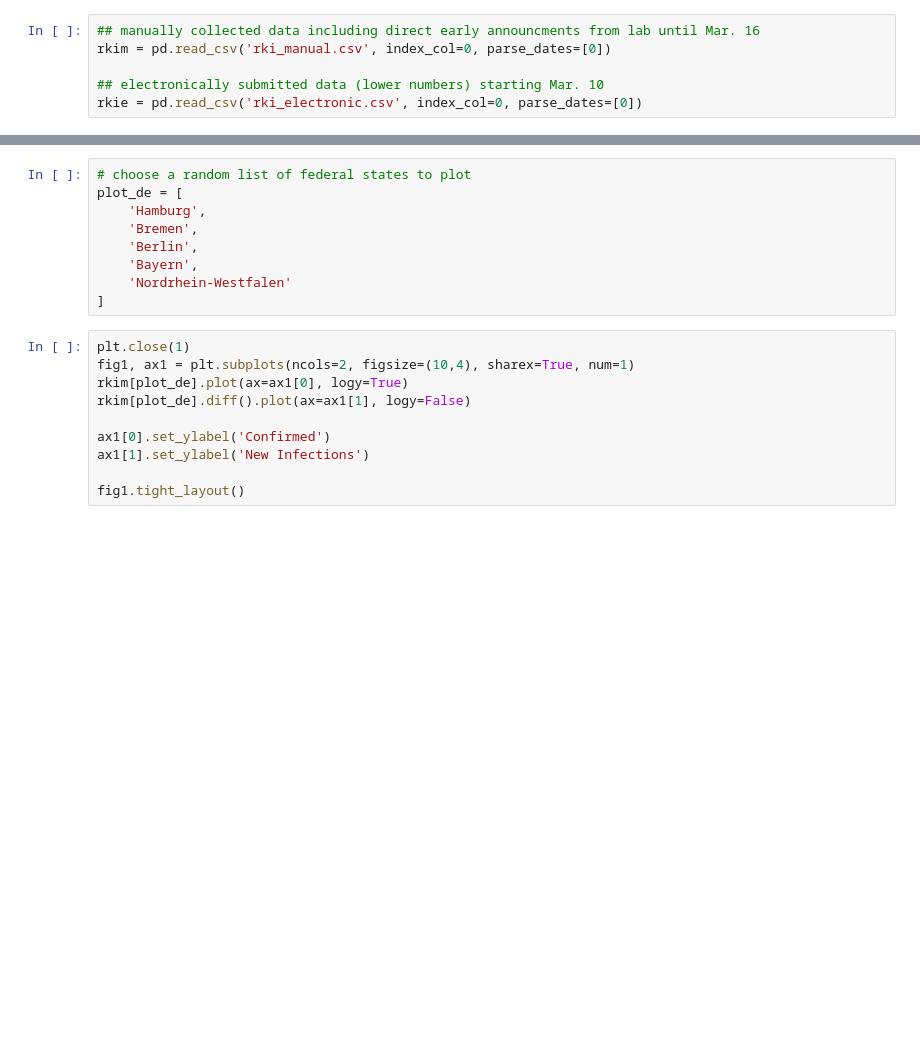
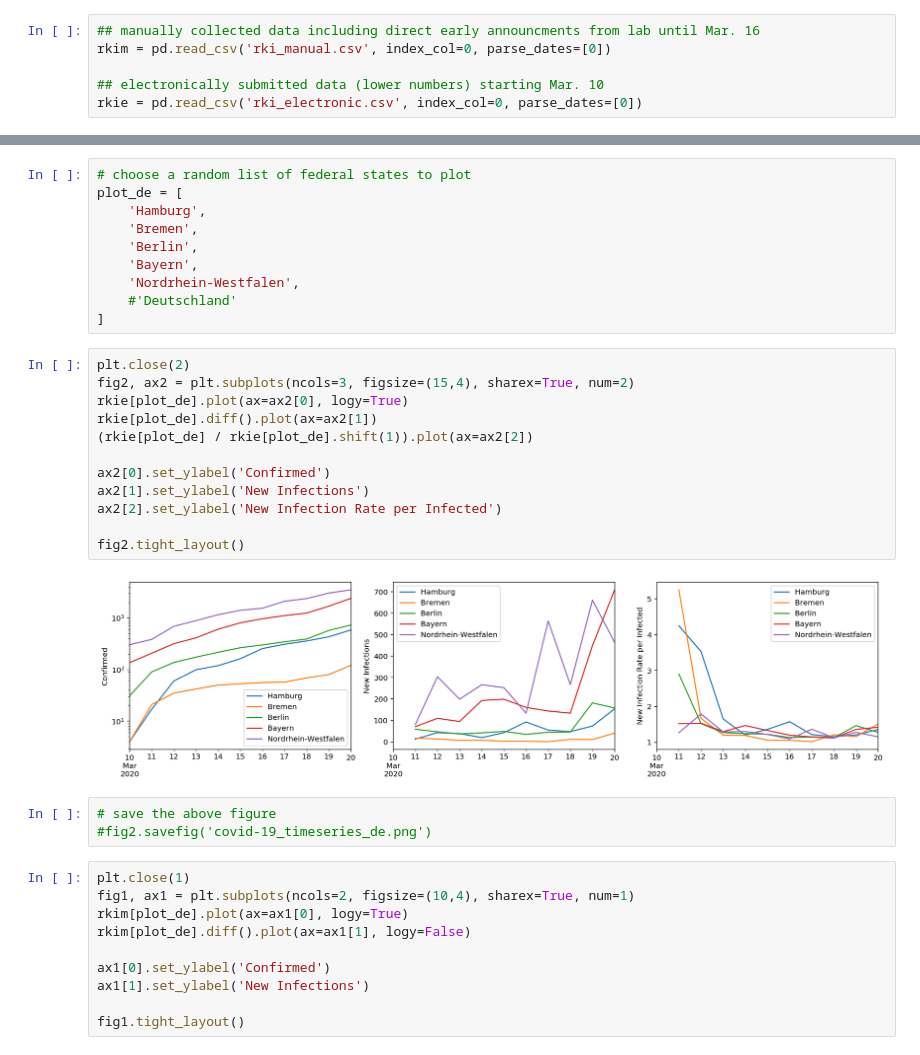
Before and after one commit to felixpatzelt/covid-19, a Jupyter notebook: germany_cases.ipynb, the cells around one changed output, grey strips where cells are left out. Cells and saved outputs as stored; diff of their text form; blank space fills up the shorter version.

```diff
--- a/germany_cases.ipynb
+++ b/germany_cases.ipynb
@@ -32,8 +32,26 @@ plot_de = [
     'Bremen',
     'Berlin',
     'Bayern',
-    'Nordrhein-Westfalen'
+    'Nordrhein-Westfalen',
+    #'Deutschland'
 ]
+# %%
+plt.close(2)
+fig2, ax2 = plt.subplots(ncols=3, figsize=(15,4), sharex=True, num=2)
+rkie[plot_de].plot(ax=ax2[0], logy=True)
+rkie[plot_de].diff().plot(ax=ax2[1])
+(rkie[plot_de] / rkie[plot_de].shift(1)).plot(ax=ax2[2])
+
+ax2[0].set_ylabel('Confirmed')
+ax2[1].set_ylabel('New Infections')
+ax2[2].set_ylabel('New Infection Rate per Infected')
+
+fig2.tight_layout()
+# %% [output]
+[figure, added]
+# %%
+# save the above figure
+#fig2.savefig('covid-19_timeseries_de.png')
 # %%
 plt.close(1)
 fig1, ax1 = plt.subplots(ncols=2, figsize=(10,4), sharex=True, num=1)
```
Also changed, not shown: parts of 3 cells of this notebook, 1 other file.
